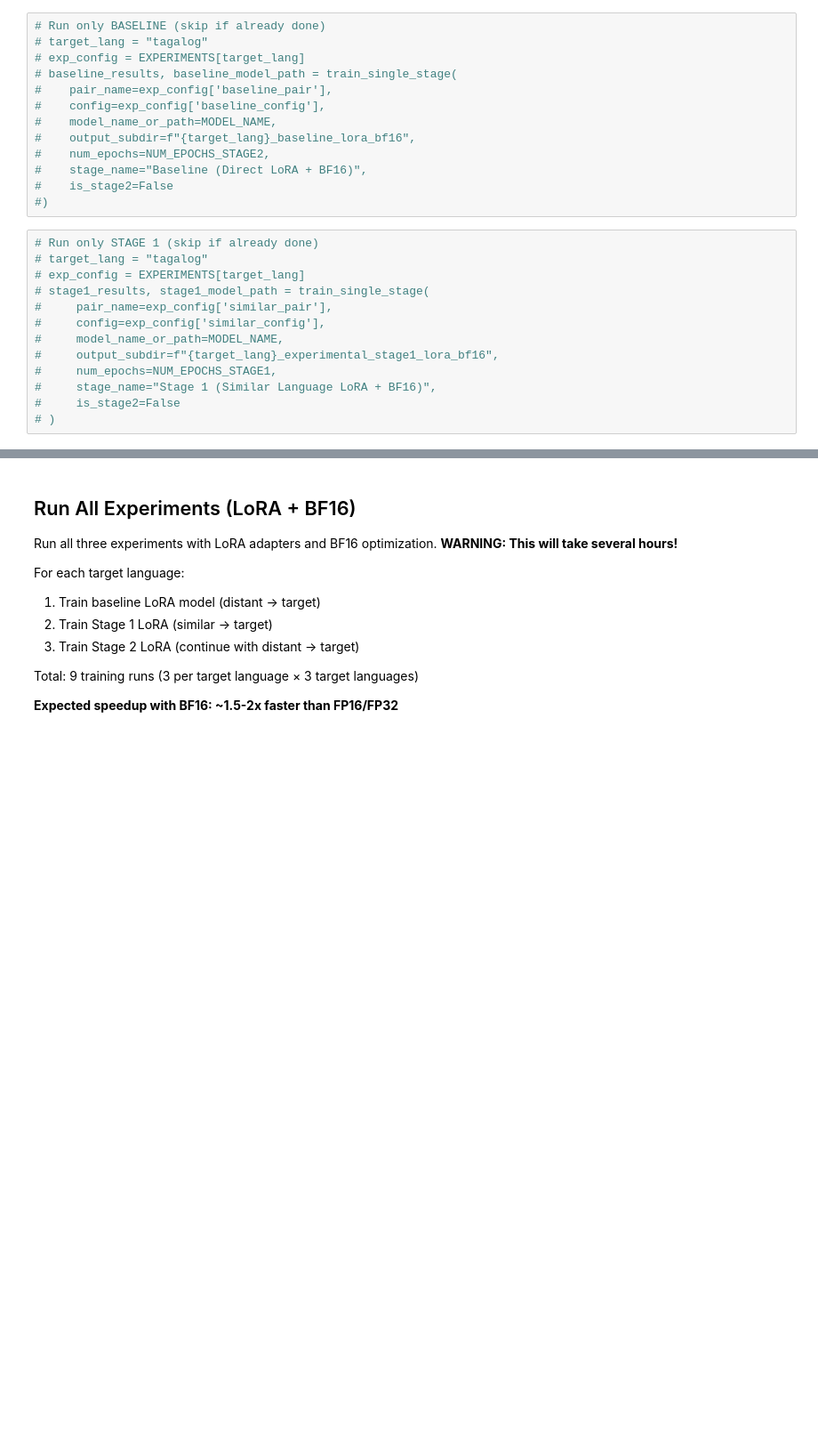
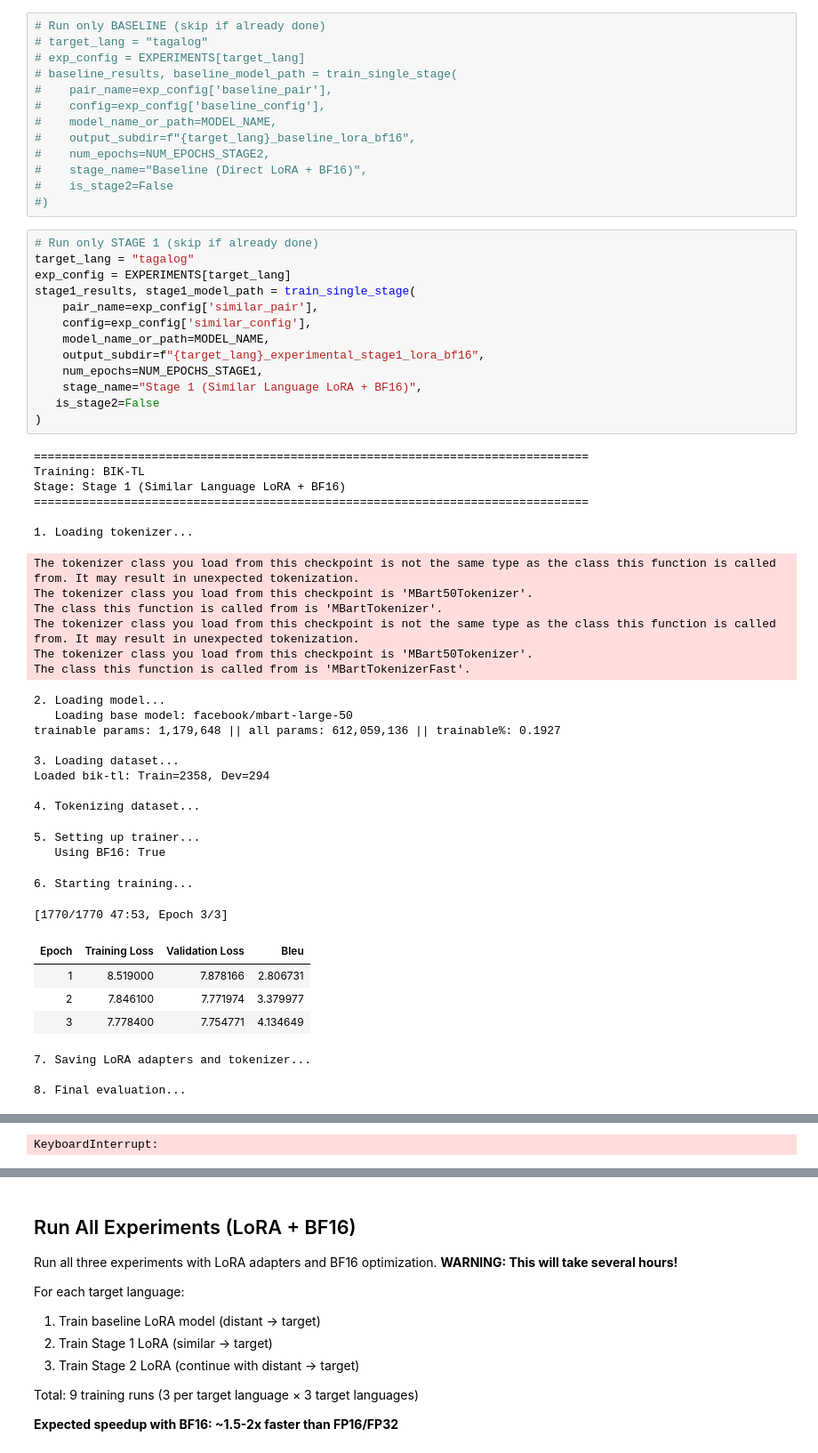
Before and after one commit to Dawsxn/PH-MT-Similarity-Transfer, a Jupyter notebook: notebooks/train-models-lora-bf16.ipynb, the cells around one changed output, grey strips where cells are left out. Shown at 89% size. Drawn from its saved outputs; the diff is of its cells as text; blank space fills up the shorter version.

Commit message:
feature: compartmentalized some functions

```diff
--- a/notebooks/train-models-lora-bf16.ipynb
+++ b/notebooks/train-models-lora-bf16.ipynb
@@ -490,14 +490,46 @@ If you need to run only specific stages (e.g., if Baseline and Stage 1 are done)
 #)
 # %%
 # Run only STAGE 1 (skip if already done)
-# target_lang = "tagalog"
-# exp_config = EXPERIMENTS[target_lang]
-# stage1_results, stage1_model_path = train_single_stage(
-#     pair_name=exp_config['similar_pair'],
-#     config=exp_config['similar_config'],
-#     model_name_or_path=MODEL_NAME,
-#     output_subdir=f"{target_lang}_experimental_stage1_lora_bf16",
-#     num_epochs=NUM_EPOCHS_STAGE1,
-#     stage_name="Stage 1 (Similar Language LoRA + BF16)",
-#     is_stage2=False
-# )
+target_lang = "tagalog"
+exp_config = EXPERIMENTS[target_lang]
+stage1_results, stage1_model_path = train_single_stage(
+    pair_name=exp_config['similar_pair'],
+    config=exp_config['similar_config'],
+    model_name_or_path=MODEL_NAME,
+    output_subdir=f"{target_lang}_experimental_stage1_lora_bf16",
+    num_epochs=NUM_EPOCHS_STAGE1,
+    stage_name="Stage 1 (Similar Language LoRA + BF16)",
+   is_stage2=False
+)
+# %% [output]
+================================================================================
+Training: BIK-TL
+Stage: Stage 1 (Similar Language LoRA + BF16)
+================================================================================
+
+1. Loading tokenizer...
+The tokenizer class you load from this checkpoint is not the same type as the class this function is called from. It may result in unexpected tokenization.
+The tokenizer class you load from this checkpoint is 'MBart50Tokenizer'.
+The class this function is called from is 'MBartTokenizer'.
+The tokenizer class you load from this checkpoint is not the same type as the class this function is called from. It may result in unexpected tokenization.
+The tokenizer class you load from this checkpoint is 'MBart50Tokenizer'.
+The class this function is called from is 'MBartTokenizerFast'.
+2. Loading model...
+   Loading base model: facebook/mbart-large-50
+trainable params: 1,179,648 || all params: 612,059,136 || trainable%: 0.1927
+
+3. Loading dataset...
+Loaded bik-tl: Train=2358, Dev=294
+
+4. Tokenizing dataset...
+5. Setting up trainer...
+   Using BF16: True
+6. Starting training...
+[1770/1770 47:53, Epoch 3/3]
+| Epoch | Training Loss | Validation Loss | Bleu |
+| 1 | 8.519000 | 7.878166 | 2.806731 |
+| 2 | 7.846100 | 7.771974 | 3.379977 |
+| 3 | 7.778400 | 7.754771 | 4.134649 |
+7. Saving LoRA adapters and tokenizer...
+
+8. Final evaluation...
@@ -504,3 +537,4 @@ If you need to run only specific stages (e.g., if Baseline and Stage 1 are done)
+KeyboardInterrupt:
 # %%
 # Run only STAGE 2 (continuing from Stage 1)
 # ⚠️ Make sure Stage 1 model exists first!
```
Also changed, not shown: parts of 7 cells of this notebook, 8 other files.
